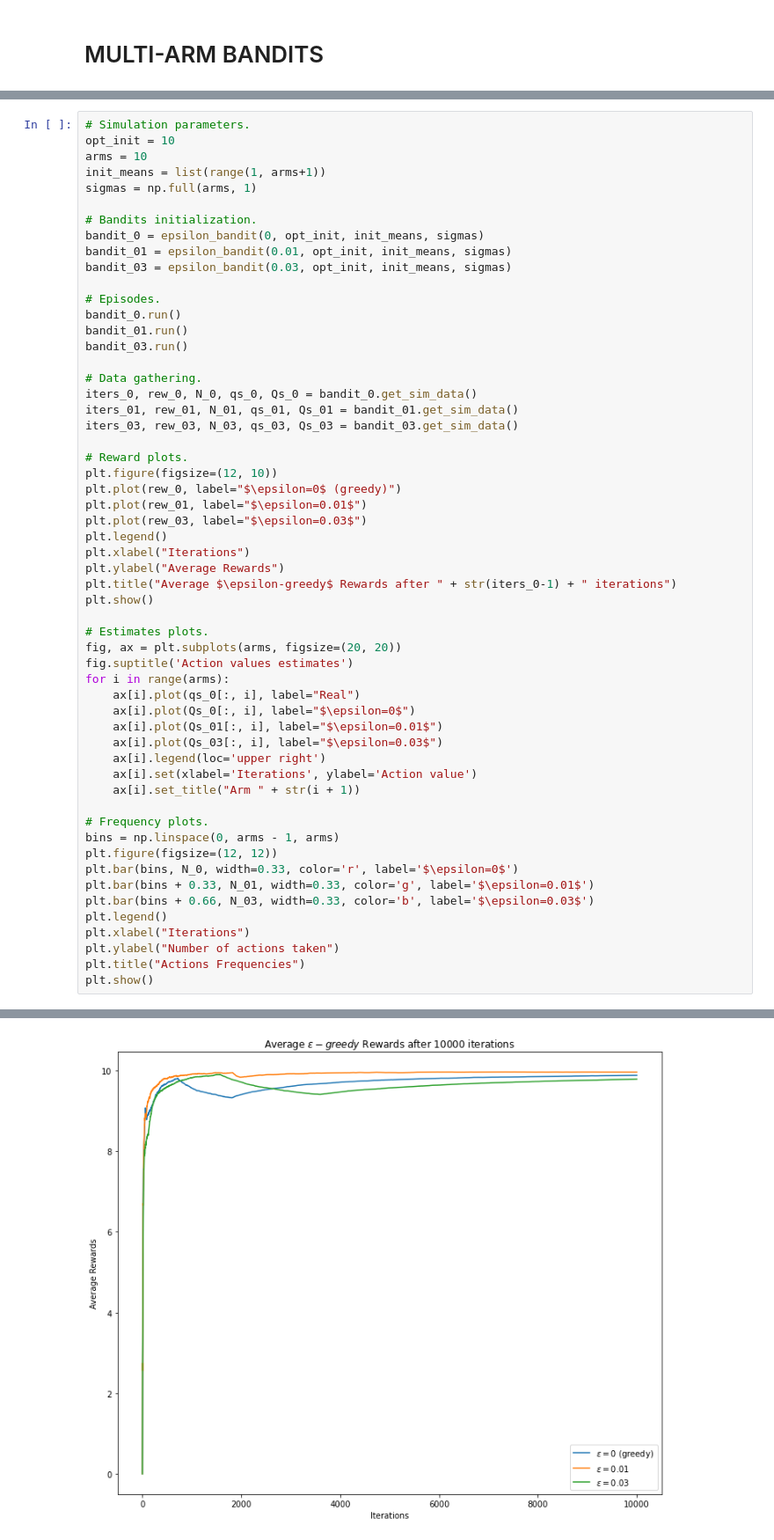
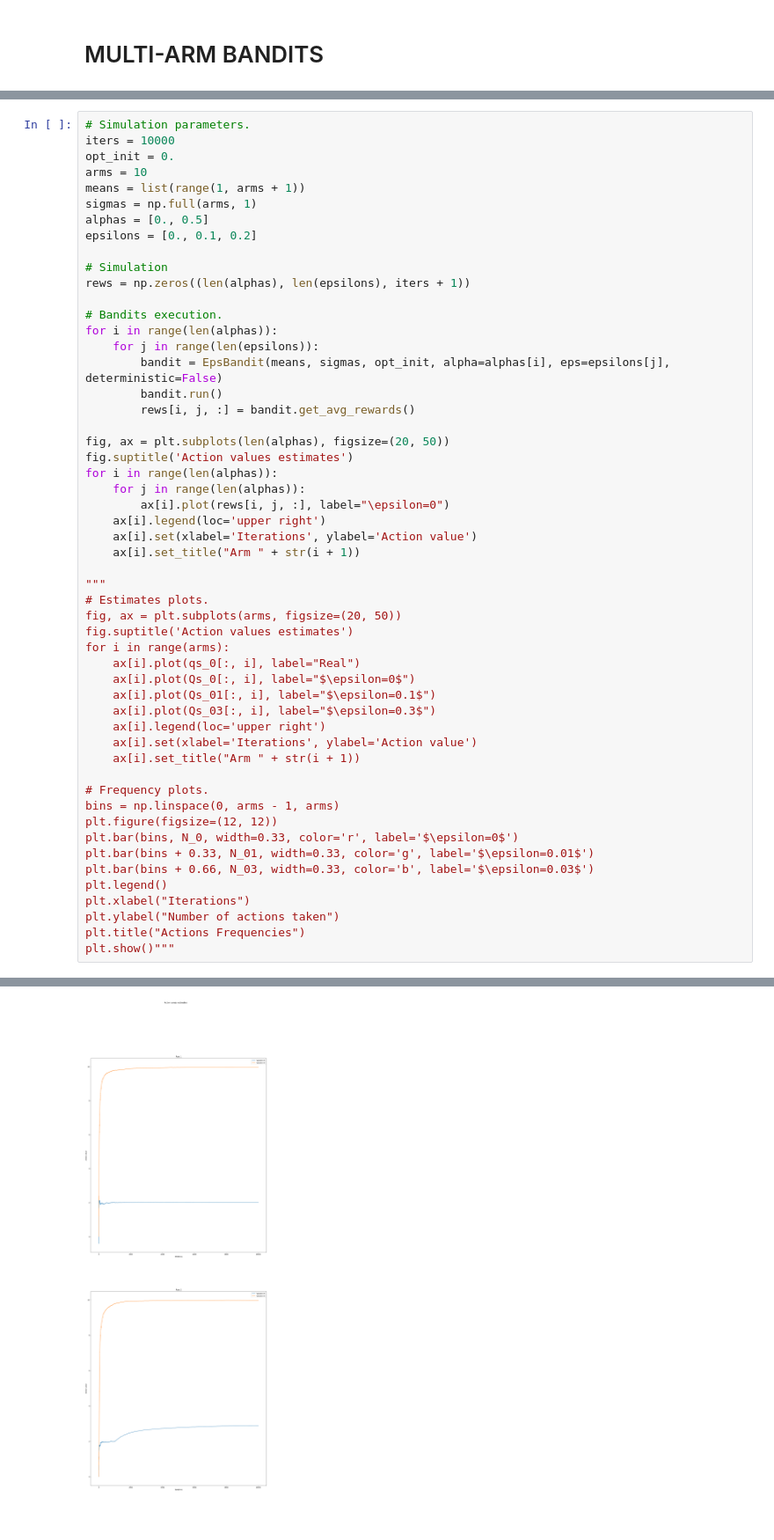
Before and after one commit to robmasocco/mrl, a Jupyter notebook: MultiArmBandits.ipynb, the cells around one changed output, grey strips where cells are left out. Shown at 88% size. Cells and saved outputs as stored; diff of their text form; blank space fills up the shorter version.

```diff
--- a/MultiArmBandits.ipynb
+++ b/MultiArmBandits.ipynb
@@ -81,44 +114,41 @@ class epsilon_bandit:
 # %%
 # Simulation parameters.
-opt_init = 10
+iters = 10000
+opt_init = 0.
 arms = 10
-init_means = list(range(1, arms+1))
+means = list(range(1, arms + 1))
 sigmas = np.full(arms, 1)
+alphas = [0., 0.5]
+epsilons = [0., 0.1, 0.2]
 
-# Bandits initialization.
-bandit_0 = epsilon_bandit(0, opt_init, init_means, sigmas)
-bandit_01 = epsilon_bandit(0.01, opt_init, init_means, sigmas)
-bandit_03 = epsilon_bandit(0.03, opt_init, init_means, sigmas)
+# Simulation
+rews = np.zeros((len(alphas), len(epsilons), iters + 1))
 
-# Episodes.
-bandit_0.run()
-bandit_01.run()
-bandit_03.run()
+# Bandits execution.
+for i in range(len(alphas)):
+    for j in range(len(epsilons)):
+        bandit = EpsBandit(means, sigmas, opt_init, alpha=alphas[i], eps=epsilons[j], deterministic=False)
+        bandit.run()
+        rews[i, j, :] = bandit.get_avg_rewards()
 
-# Data gathering.
-iters_0, rew_0, N_0, qs_0, Qs_0 = bandit_0.get_sim_data()
-iters_01, rew_01, N_01, qs_01, Qs_01 = bandit_01.get_sim_data()
-iters_03, rew_03, N_03, qs_03, Qs_03 = bandit_03.get_sim_data()
+fig, ax = plt.subplots(len(alphas), figsize=(20, 50))
+fig.suptitle('Action values estimates')
+for i in range(len(alphas)):
+    for j in range(len(alphas)):
+        ax[i].plot(rews[i, j, :], label="\epsilon=0")
+    ax[i].legend(loc='upper right')
+    ax[i].set(xlabel='Iterations', ylabel='Action value')
+    ax[i].set_title("Arm " + str(i + 1))
 
-# Reward plots.
-plt.figure(figsize=(12, 10))
-plt.plot(rew_0, label="$\epsilon=0$ (greedy)")
-plt.plot(rew_01, label="$\epsilon=0.01$")
-plt.plot(rew_03, label="$\epsilon=0.03$")
-plt.legend()
-plt.xlabel("Iterations")
-plt.ylabel("Average Rewards")
-plt.title("Average $\epsilon-greedy$ Rewards after " + str(iters_0-1) + " iterations")
-plt.show()
-
+"""
 # Estimates plots.
-fig, ax = plt.subplots(arms, figsize=(20, 20))
+fig, ax = plt.subplots(arms, figsize=(20, 50))
 fig.suptitle('Action values estimates')
 for i in range(arms):
     ax[i].plot(qs_0[:, i], label="Real")
     ax[i].plot(Qs_0[:, i], label="$\epsilon=0$")
-    ax[i].plot(Qs_01[:, i], label="$\epsilon=0.01$")
-    ax[i].plot(Qs_03[:, i], label="$\epsilon=0.03$")
+    ax[i].plot(Qs_01[:, i], label="$\epsilon=0.1$")
+    ax[i].plot(Qs_03[:, i], label="$\epsilon=0.3$")
     ax[i].legend(loc='upper right')
     ax[i].set(xlabel='Iterations', ylabel='Action value')
     ax[i].set_title("Arm " + str(i + 1))
@@ -133,5 +163,5 @@ plt.legend()
 plt.xlabel("Iterations")
 plt.ylabel("Number of actions taken")
 plt.title("Actions Frequencies")
-plt.show()
+plt.show()"""
 # %% [output]
@@ -138 +169 @@ plt.show()
-[figure, old version]
+[figure, new version]
```
Also changed, not shown: parts of 6 cells of this notebook.
